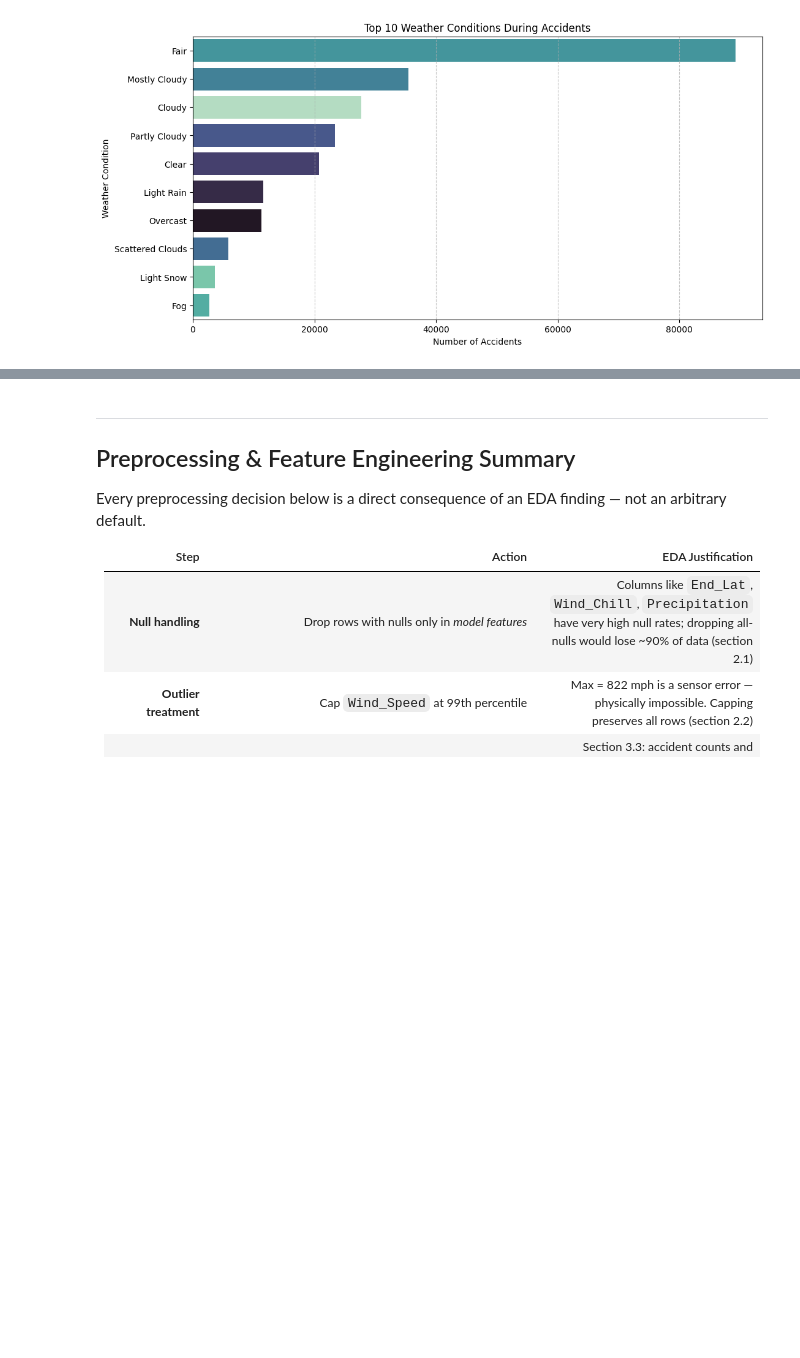
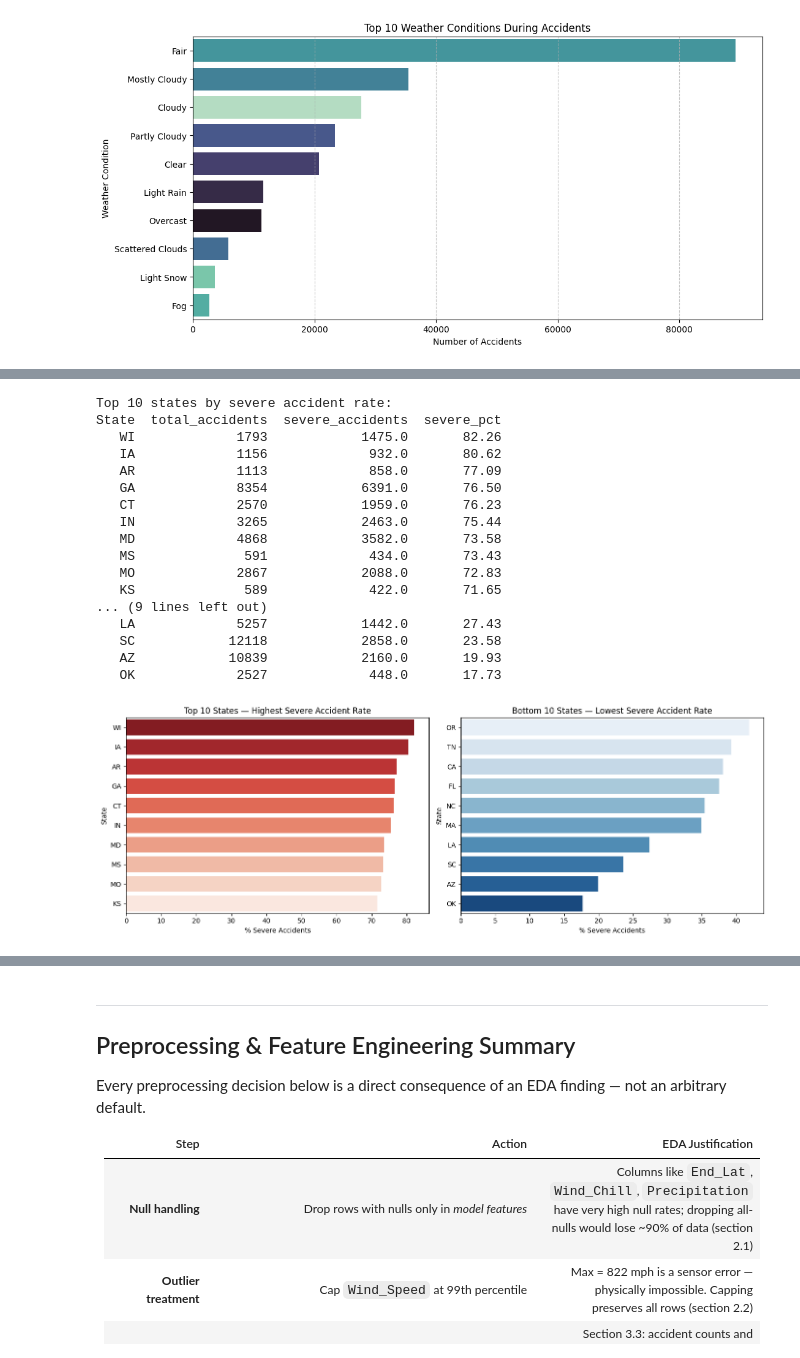
Before and after one commit to ErkUyghur/cis-2450-accident-severity, a Jupyter notebook: notebooks/01_eda_and_baseline.ipynb, the cells around one changed output, grey strips where cells are left out. Saved outputs shown, nothing was run; the diff lists cells and outputs as text; code cells hidden in the pictures; blank space fills up the shorter version.

```diff
--- a/notebooks/01_eda_and_baseline.ipynb
+++ b/notebooks/01_eda_and_baseline.ipynb
@@ -310,0 +321,54 @@ plt.show()
+# %%
+import duckdb
+
+# Query 1: Top and bottom 10 states by severe-accident rate.
+# HAVING filters out states with fewer than 500 accidents to avoid noisy small-sample estimates.
+state_severity = duckdb.query("""
+    SELECT
+        State,
+        COUNT(*)                                                              AS total_accidents,
+        SUM(CASE WHEN Severity >= 3 THEN 1 ELSE 0 END)                       AS severe_accidents,
+        ROUND(100.0 * AVG(CASE WHEN Severity >= 3 THEN 1.0 ELSE 0.0 END), 2) AS severe_pct
+    FROM pdf
+    GROUP BY State
+    HAVING COUNT(*) >= 500
+    ORDER BY severe_pct DESC
+""").df()
+
+print("Top 10 states by severe accident rate:")
+print(state_severity.head(10).to_string(index=False))
+print("\nBottom 10 states (lowest severe rate):")
+print(state_severity.tail(10).to_string(index=False))
+
+fig, axes = plt.subplots(1, 2, figsize=(14, 5))
+sns.barplot(data=state_severity.head(10), x='severe_pct', y='State',
+            hue='State', palette='Reds_r', legend=False, ax=axes[0])
+axes[0].set_title('Top 10 States — Highest Severe Accident Rate')
+axes[0].set_xlabel('% Severe Accidents')
+
+sns.barplot(data=state_severity.tail(10), x='severe_pct', y='State',
+            hue='State', palette='Blues', legend=False, ax=axes[1])
+axes[1].set_title('Bottom 10 States — Lowest Severe Accident Rate')
+axes[1].set_xlabel('% Severe Accidents')
+
+plt.tight_layout()
+plt.show()
+# %% [output]
+Top 10 states by severe accident rate:
+State  total_accidents  severe_accidents  severe_pct
+   WI             1793            1475.0       82.26
+   IA             1156             932.0       80.62
+   AR             1113             858.0       77.09
+   GA             8354            6391.0       76.50
+   CT             2570            1959.0       76.23
+   IN             3265            2463.0       75.44
+   MD             4868            3582.0       73.58
+   MS              591             434.0       73.43
+   MO             2867            2088.0       72.83
+   KS              589             422.0       71.65
+... (9 lines left out)
+   LA             5257            1442.0       27.43
+   SC            12118            2858.0       23.58
+   AZ            10839            2160.0       19.93
+   OK             2527             448.0       17.73
+[figure, added]
```
Also changed, not shown: parts of 3 cells of this notebook, 3 other files.
